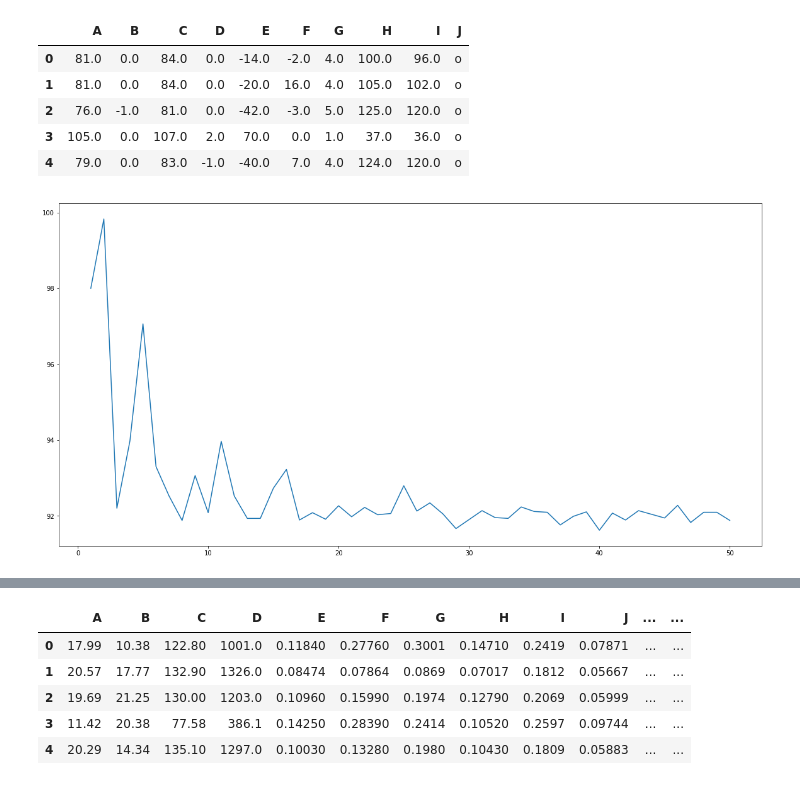
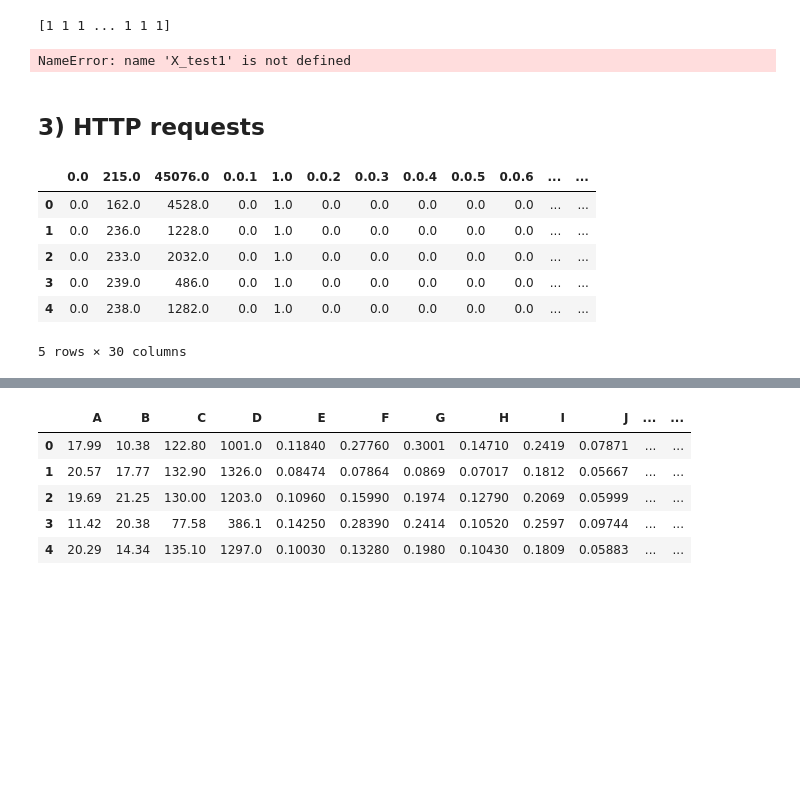
Before and after one commit to Sumedh100/com_olho_2020, a Jupyter notebook: AnomalyDetection/anomaly_detection.ipynb, the cells around one changed output, grey strips where cells are left out. Cells and saved outputs as stored; diff of their text form; code cells hidden in the pictures; blank space fills up the shorter version.

```diff
--- a/AnomalyDetection/anomaly_detection.ipynb
+++ b/AnomalyDetection/anomaly_detection.ipynb
@@ -133,16 +350,19 @@ NameError: name 'df_bc' is not defined
+# %%
+roc_LOF_novelty(X_train2, X_test2, y_train2, y_test2, neighbors = 20)
+# %% [output]
+[1 1 1 ... 1 1 1]
+NameError: name 'X_test1' is not defined
+# %% [markdown]
+## 3) HTTP requests
 # %%
-df = pd.read_csv("shuttle.csv")
-df.columns = get_excel_columns(len(df.columns))
-df.head()
+df_requests = pd.read_csv("HBOS_requests.csv")
+df_requests.head()
+# df_requests.columns = get_excel_columns(len(df_requests.columns))
 # %% [output]
-|  | A | B | C | D | E | F | G | H | I | J |
-| 0 | 81.0 | 0.0 | 84.0 | 0.0 | -14.0 | -2.0 | 4.0 | 100.0 | 96.0 | o |
-| 1 | 81.0 | 0.0 | 84.0 | 0.0 | -20.0 | 16.0 | 4.0 | 105.0 | 102.0 | o |
-| 2 | 76.0 | -1.0 | 81.0 | 0.0 | -42.0 | -3.0 | 5.0 | 125.0 | 120.0 | o |
-| 3 | 105.0 | 0.0 | 107.0 | 2.0 | 70.0 | 0.0 | 1.0 | 37.0 | 36.0 | o |
-| 4 | 79.0 | 0.0 | 83.0 | -1.0 | -40.0 | 7.0 | 4.0 | 124.0 | 120.0 | o |
+|  | 0.0 | 215.0 | 45076.0 | 0.0.1 | 1.0 | 0.0.2 | 0.0.3 | 0.0.4 | 0.0.5 | 0.0.6 | ... | ... |
+| 0 | 0.0 | 162.0 | 4528.0 | 0.0 | 1.0 | 0.0 | 0.0 | 0.0 | 0.0 | 0.0 | ... | ... |
+| 1 | 0.0 | 236.0 | 1228.0 | 0.0 | 1.0 | 0.0 | 0.0 | 0.0 | 0.0 | 0.0 | ... | ... |
+| 2 | 0.0 | 233.0 | 2032.0 | 0.0 | 1.0 | 0.0 | 0.0 | 0.0 | 0.0 | 0.0 | ... | ... |
+| 3 | 0.0 | 239.0 | 486.0 | 0.0 | 1.0 | 0.0 | 0.0 | 0.0 | 0.0 | 0.0 | ... | ... |
+| 4 | 0.0 | 238.0 | 1282.0 | 0.0 | 1.0 | 0.0 | 0.0 | 0.0 | 0.0 | 0.0 | ... | ... |
+5 rows × 30 columns
-# %%
-plt.figure(figsize = (20,10))
-apply_HBOS(df, high = 50, testSize = 0.2)
-# %% [output]
-[figure, removed]
```
Also changed, not shown: parts of 47 cells of this notebook, 1 other file.
